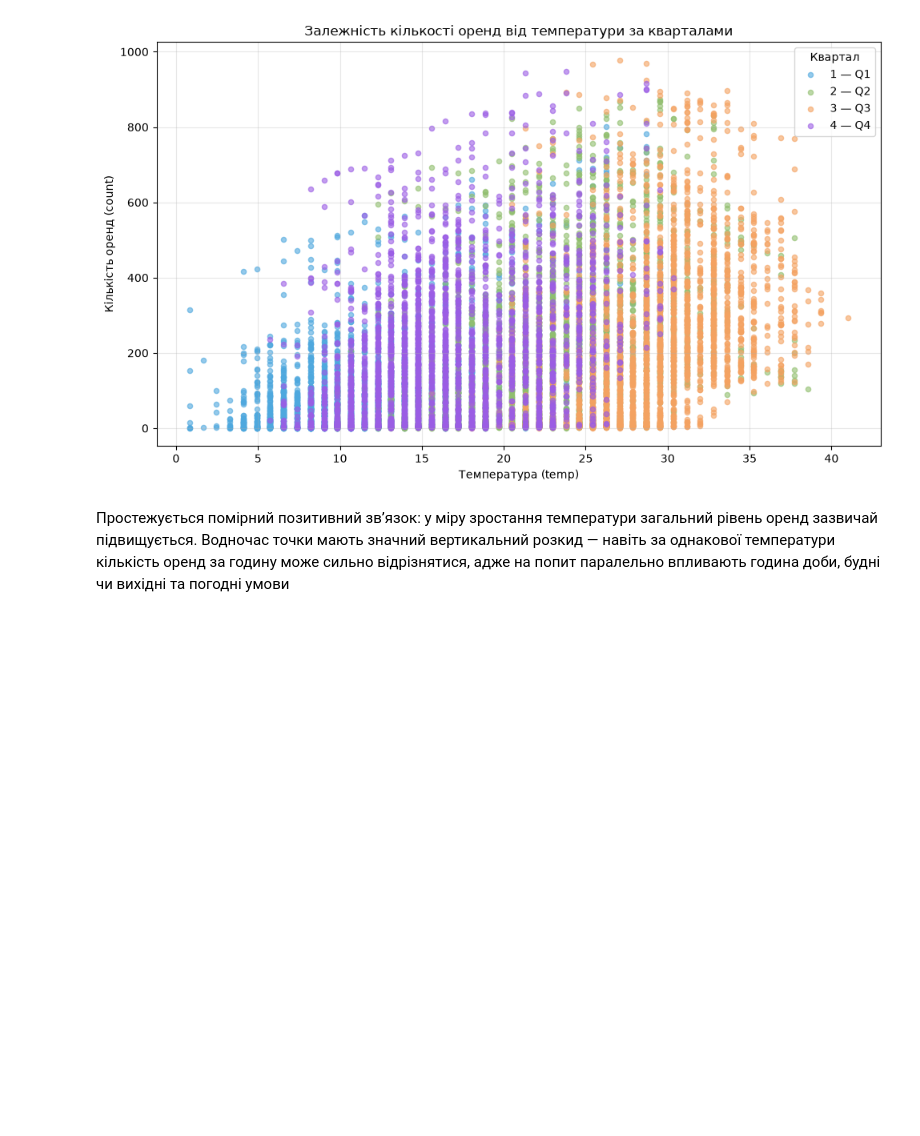
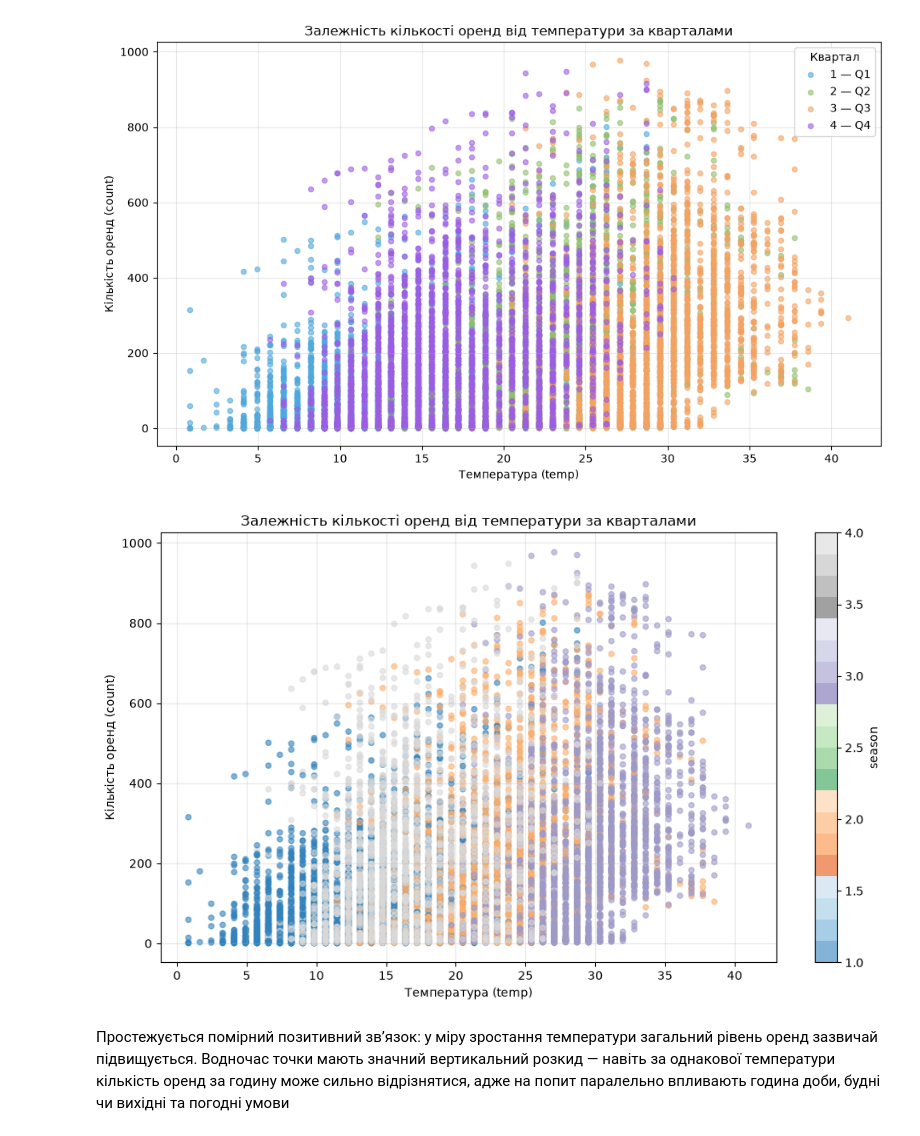
Before and after one commit to miragrsh-wq/homework-data, a Jupyter notebook: _HW_11_1_Візуалізація_даних_з_Pandas_ipynb_.ipynb, the cells around one changed output. Saved outputs shown, nothing was run; the diff lists cells and outputs as text; code cells hidden in the pictures; blank space fills up the shorter version.

```diff
--- a/_HW_11_1_Візуалізація_даних_з_Pandas_ipynb_.ipynb
+++ b/_HW_11_1_Візуалізація_даних_з_Pandas_ipynb_.ipynb
@@ -406,5 +437,22 @@ plt.show()
 # %% [output]
 [figure]
+# %%
+ax = df.plot.scatter(
+    x='temp',
+    y='count',
+    c='season',
+    cmap='tab20c',
+    alpha=0.6,
+    s=20,
+    figsize=(10, 6),
+    title='Залежність кількості оренд від температури за кварталами',
+)
+ax.set(xlabel='Температура (temp)', ylabel='Кількість оренд (count)')
+ax.grid(True, alpha=0.3)
+plt.tight_layout()
+plt.show()
+# %% [output]
+[figure, added]
 # %% [markdown]
 Простежується помірний позитивний зв’язок: у міру зростання температури загальний рівень оренд зазвичай підвищується. Водночас точки мають значний вертикальний розкид — навіть за однакової температури кількість оренд за годину може сильно відрізнятися, адже на попит паралельно впливають година доби, будні чи вихідні та погодні умови
 # %% [markdown]
```
Also changed, not shown: parts of 5 cells of this notebook.
